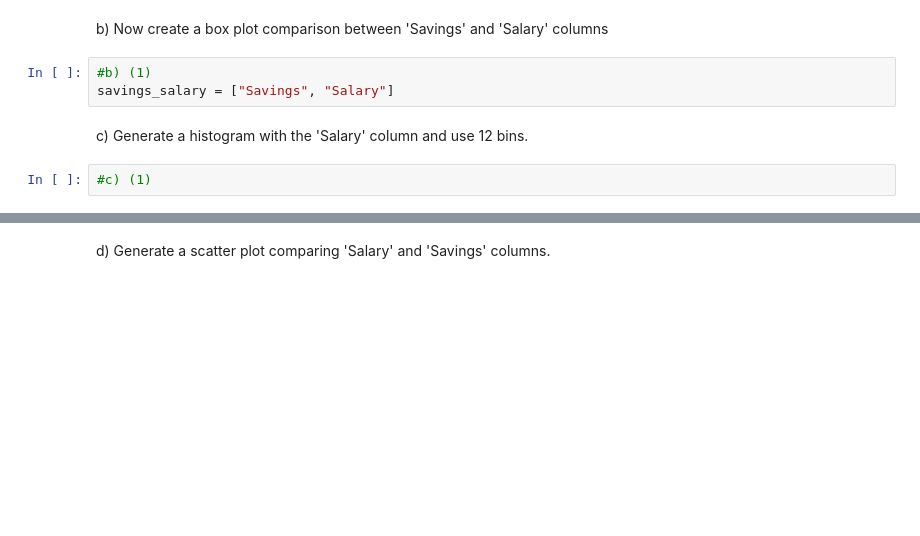
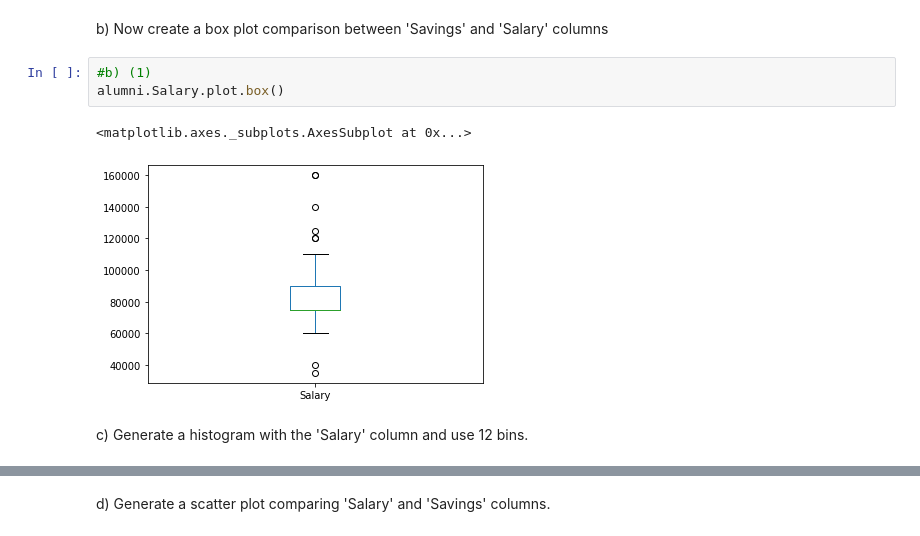
Before and after one commit to WawiraCarol/ads_assignments, a Jupyter notebook: Pandas Analysis Assignment 1.ipynb, the cells around one changed output, grey strips where cells are left out. Saved outputs shown, nothing was run; the diff lists cells and outputs as text; blank space fills up the shorter version.

```diff
--- a/Pandas Analysis Assignment 1.ipynb
+++ b/Pandas Analysis Assignment 1.ipynb
@@ -103,8 +234,9 @@ a) Using the 'Diploma Type' column, plot a bar chart and show its value counts.
 b) Now create a box plot comparison between 'Savings' and 'Salary' columns
 # %%
 #b) (1)
-savings_salary = ["Savings", "Salary"]
+alumni.Salary.plot.box()
+# %% [output]
+<matplotlib.axes._subplots.AxesSubplot at 0x...>
+[figure, added]
 # %% [markdown]
 c) Generate a histogram with the 'Salary' column and use 12 bins.
-# %%
-#c) (1)
```
Also changed, not shown: parts of 28 cells of this notebook.
